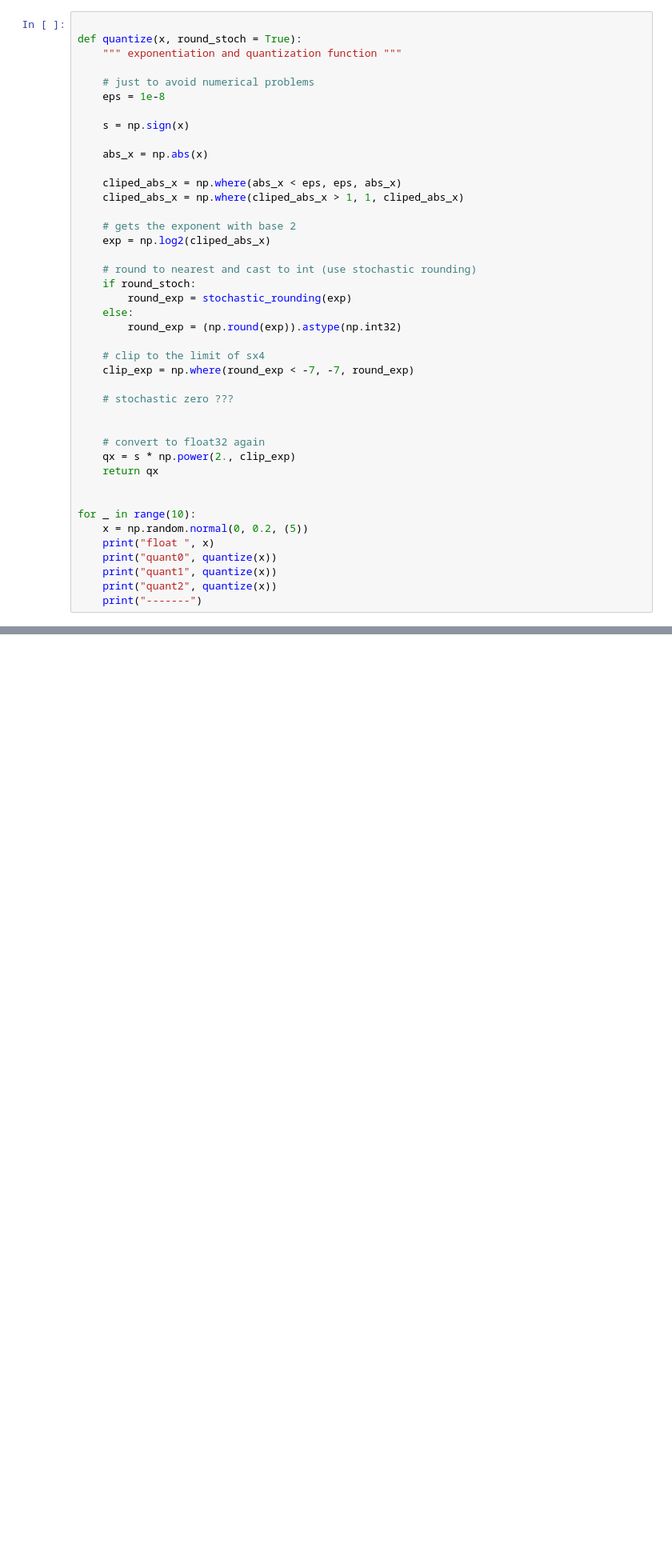
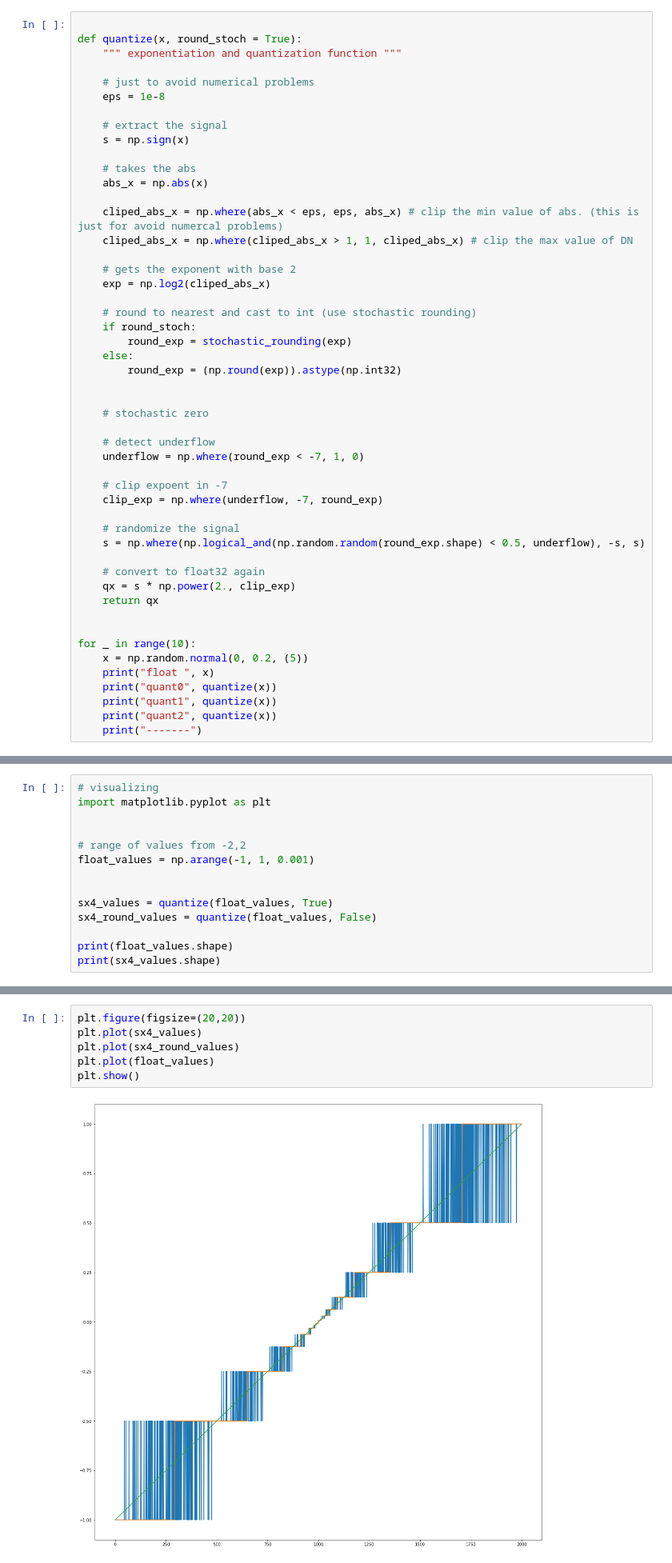
Before and after one commit to georgenardes/mlp_from_scratch, a Jupyter notebook: sx4_experiments.ipynb, the cells around one changed output, grey strips where cells are left out. Shown: that part at 80% size. Saved outputs shown, nothing was run; the diff lists cells and outputs as text; blank space fills up the shorter version.

```diff
--- a/sx4_experiments.ipynb
+++ b/sx4_experiments.ipynb
@@ -35,12 +45,14 @@ def quantize(x, round_stoch = True):
     # just to avoid numerical problems
     eps = 1e-8
 
+    # extract the signal
     s = np.sign(x)
 
+    # takes the abs
     abs_x = np.abs(x)
 
-    cliped_abs_x = np.where(abs_x < eps, eps, abs_x)
-    cliped_abs_x = np.where(cliped_abs_x > 1, 1, cliped_abs_x)
+    cliped_abs_x = np.where(abs_x < eps, eps, abs_x) # clip the min value of abs. (this is just for avoid numercal problems)
+    cliped_abs_x = np.where(cliped_abs_x > 1, 1, cliped_abs_x) # clip the max value of DN
 
     # gets the exponent with base 2
     exp = np.log2(cliped_abs_x)
@@ -51,11 +63,17 @@ def quantize(x, round_stoch = True):
     else:
         round_exp = (np.round(exp)).astype(np.int32)
 
-    # clip to the limit of sx4
-    clip_exp = np.where(round_exp < -7, -7, round_exp)
 
-    # stochastic zero ???
+    # stochastic zero
 
+    # detect underflow
+    underflow = np.where(round_exp < -7, 1, 0)
+
+    # clip expoent in -7
+    clip_exp = np.where(underflow, -7, round_exp)
+
+    # randomize the signal
+    s = np.where(np.logical_and(np.random.random(round_exp.shape) < 0.5, underflow), -s, s)
 
     # convert to float32 again
     qx = s * np.power(2., clip_exp)
@@ -71,0 +103,14 @@ for _ in range(10):
+# %%
+# visualizing
+import matplotlib.pyplot as plt
+
+
+# range of values from -2,2
+float_values = np.arange(-1, 1, 0.001)
+
+
+sx4_values = quantize(float_values, True)
+sx4_round_values = quantize(float_values, False)
+
+print(float_values.shape)
+print(sx4_values.shape)
@@ -71,0 +120,8 @@ for _ in range(10):
+# %%
+plt.figure(figsize=(20,20))
+plt.plot(sx4_values)
+plt.plot(sx4_round_values)
+plt.plot(float_values)
+plt.show()
+# %% [output]
+[figure, added]
```
Also changed, not shown: parts of 4 cells of this notebook.
